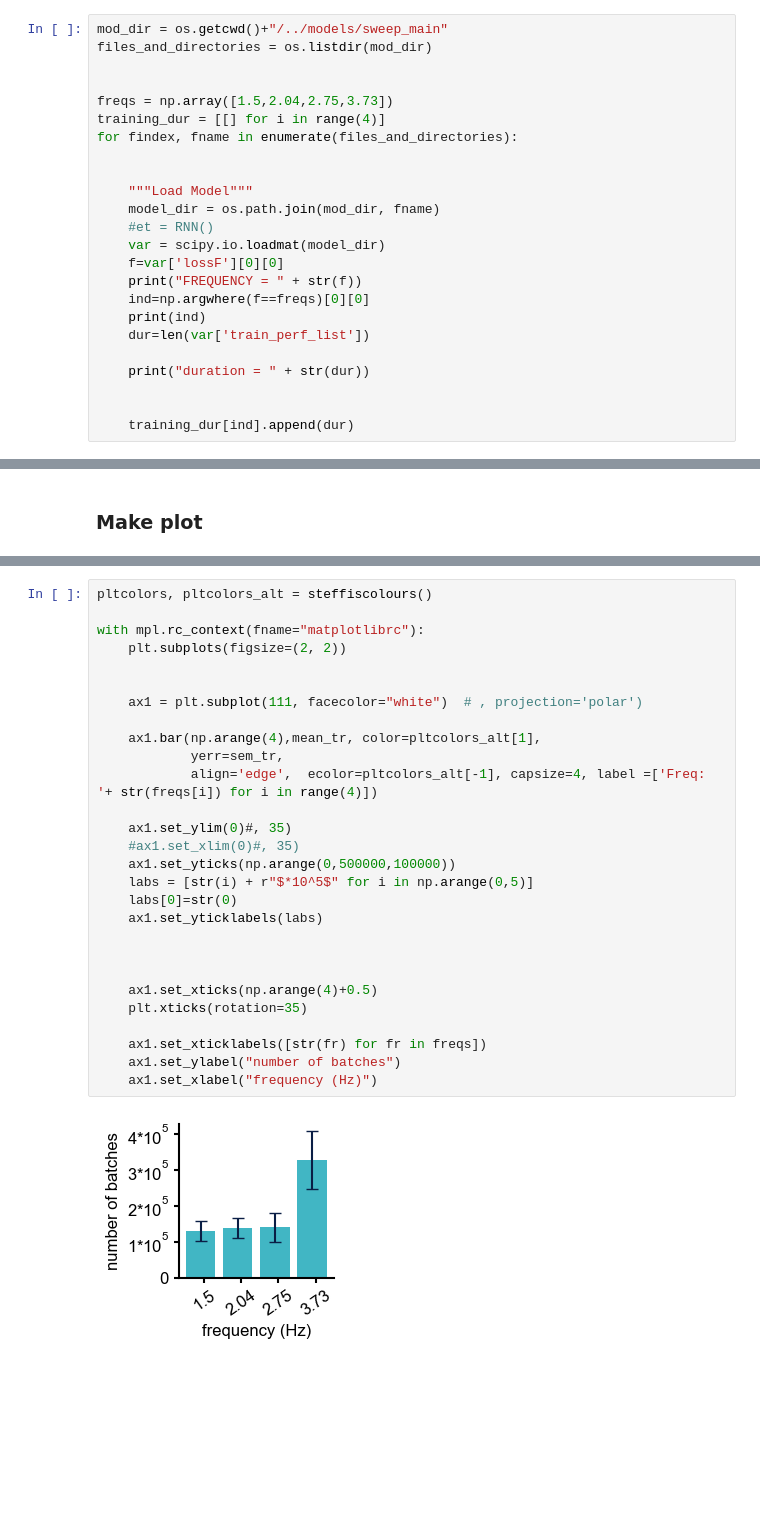
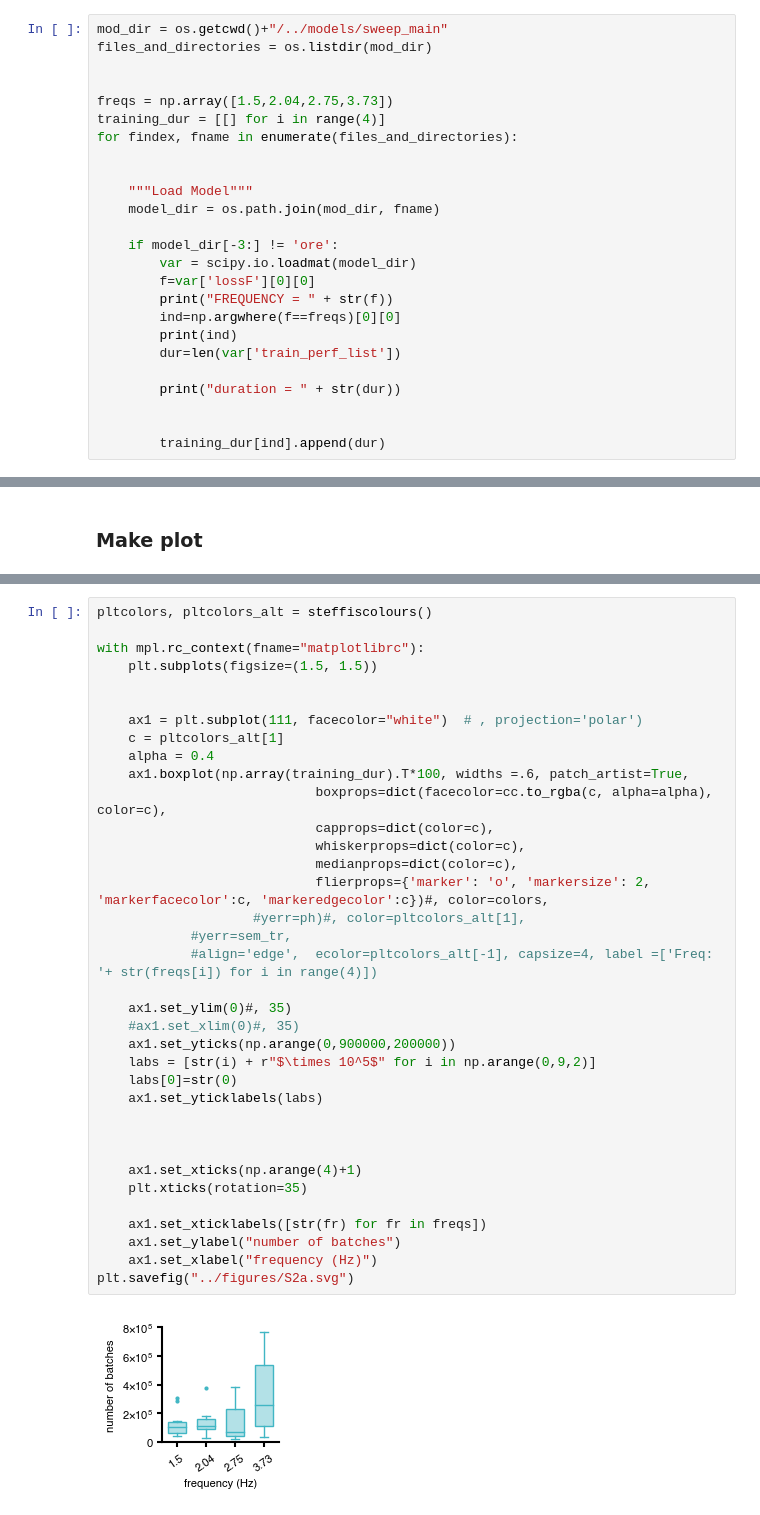
Before and after one commit to mackelab/sequence-memory, a Jupyter notebook: rnn_model/generate_figures/fig_S2_a.ipynb, the cells around one changed output, grey strips where cells are left out. Saved outputs shown, nothing was run; the diff lists cells and outputs as text; blank space fills up the shorter version.

Commit message:
Bar plots to Box plots

```diff
--- a/rnn_model/generate_figures/fig_S2_a.ipynb
+++ b/rnn_model/generate_figures/fig_S2_a.ipynb
@@ -22,18 +22,19 @@ for findex, fname in enumerate(files_and_directories):
 
     """Load Model"""
     model_dir = os.path.join(mod_dir, fname)
-    #et = RNN()
-    var = scipy.io.loadmat(model_dir)
-    f=var['lossF'][0][0]
-    print("FREQUENCY = " + str(f))
-    ind=np.argwhere(f==freqs)[0][0]
-    print(ind)
-    dur=len(var['train_perf_list'])
 
-    print("duration = " + str(dur))
+    if model_dir[-3:] != 'ore':
+        var = scipy.io.loadmat(model_dir)
+        f=var['lossF'][0][0]
+        print("FREQUENCY = " + str(f))
+        ind=np.argwhere(f==freqs)[0][0]
+        print(ind)
+        dur=len(var['train_perf_list'])
+
+        print("duration = " + str(dur))
 
 
-    training_dur[ind].append(dur)
+        training_dur[ind].append(dur)
 # %% [output]
 FREQUENCY = 2.75
 2
@@ -62,30 +65,38 @@ sem_tr = np.std(np.array(training_dur)*100, axis=1)/np.sqrt(10)
 # %%
 pltcolors, pltcolors_alt = steffiscolours()
 
 with mpl.rc_context(fname="matplotlibrc"):
-    plt.subplots(figsize=(2, 2))
+    plt.subplots(figsize=(1.5, 1.5))
 
 
     ax1 = plt.subplot(111, facecolor="white")  # , projection='polar')
-
-    ax1.bar(np.arange(4),mean_tr, color=pltcolors_alt[1],
-            yerr=sem_tr,
-            align='edge',  ecolor=pltcolors_alt[-1], capsize=4, label =['Freq: '+ str(freqs[i]) for i in range(4)])
+    c = pltcolors_alt[1]
+    alpha = 0.4
+    ax1.boxplot(np.array(training_dur).T*100, widths =.6, patch_artist=True,
+                            boxprops=dict(facecolor=cc.to_rgba(c, alpha=alpha), color=c),
+                            capprops=dict(color=c),
+                            whiskerprops=dict(color=c),
+                            medianprops=dict(color=c),
+                            flierprops={'marker': 'o', 'markersize': 2, 'markerfacecolor':c, 'markeredgecolor':c})#, color=colors,
+                    #yerr=ph)#, color=pltcolors_alt[1],
+            #yerr=sem_tr,
+            #align='edge',  ecolor=pltcolors_alt[-1], capsize=4, label =['Freq: '+ str(freqs[i]) for i in range(4)])
 
     ax1.set_ylim(0)#, 35)
     #ax1.set_xlim(0)#, 35)
-    ax1.set_yticks(np.arange(0,500000,100000))
-    labs = [str(i) + r"$*10^5$" for i in np.arange(0,5)]
+    ax1.set_yticks(np.arange(0,900000,200000))
+    labs = [str(i) + r"$\times 10^5$" for i in np.arange(0,9,2)]
     labs[0]=str(0)
     ax1.set_yticklabels(labs)
 
 
 
-    ax1.set_xticks(np.arange(4)+0.5)
+    ax1.set_xticks(np.arange(4)+1)
     plt.xticks(rotation=35)
 
     ax1.set_xticklabels([str(fr) for fr in freqs])
     ax1.set_ylabel("number of batches")
     ax1.set_xlabel("frequency (Hz)")
+plt.savefig("../figures/S2a.svg")
 # %% [output]
-[figure, old version]
+[figure, new version]
```
Also changed, not shown: parts of 2 cells of this notebook, 1 other file.
